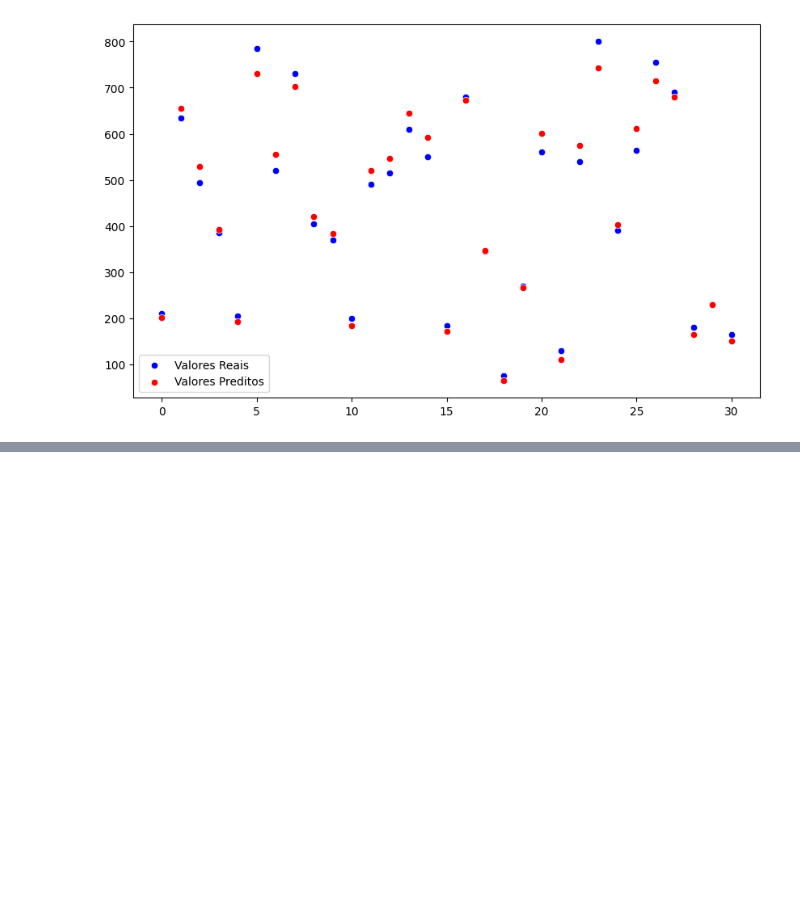
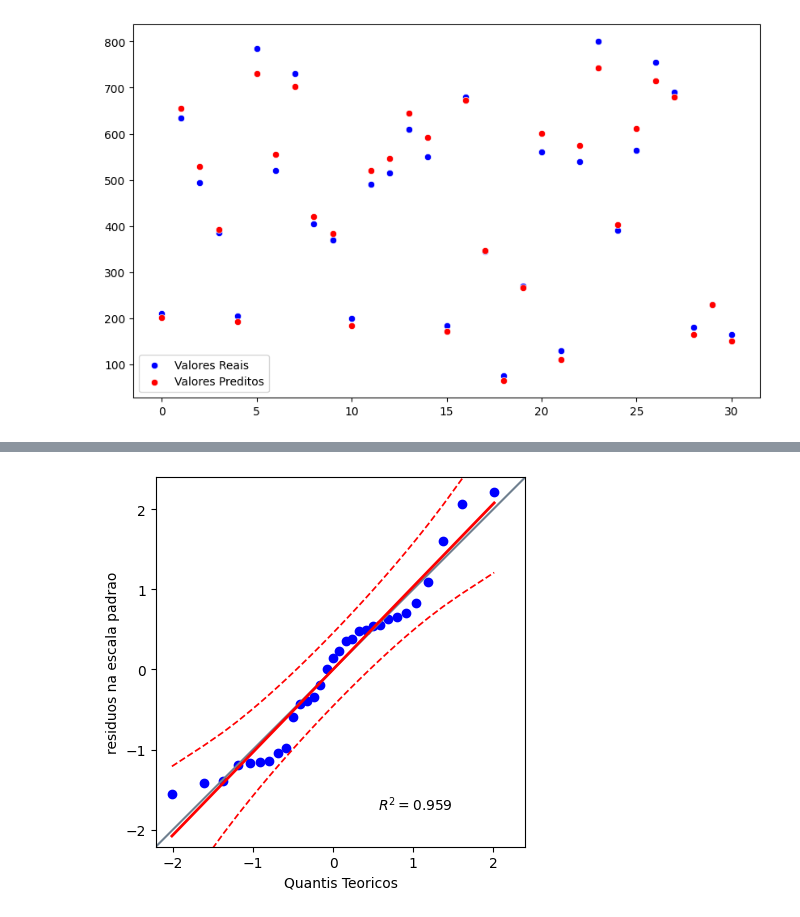
Before and after one commit to Italovini223/educations, a Jupyter notebook: modelo_pontuacao.ipynb, the cells around one changed output, grey strips where cells are left out. Saved outputs shown, nothing was run; the diff lists cells and outputs as text; code cells hidden in the pictures; blank space fills up the shorter version.

```diff
--- a/modelo_pontuacao.ipynb
+++ b/modelo_pontuacao.ipynb
@@ -189,0 +214,11 @@ plt.show()
+# %%
+# Checar se residuos seguem uma distribuicao normal
+# QQ (Quantile-Quantile) plot, que avakia se uma amostra segue uma distribuicao normal
+
+import pingouin as pg
+pg.qqplot(residuos_std, dist='norm', confidence=0.95)
+plt.xlabel('Quantis Teoricos')
+plt.ylabel('residuos na escala padrao')
+plt.show()
+# %% [output]
+[figure, added]
```
Also changed, not shown: parts of 4 cells of this notebook.
